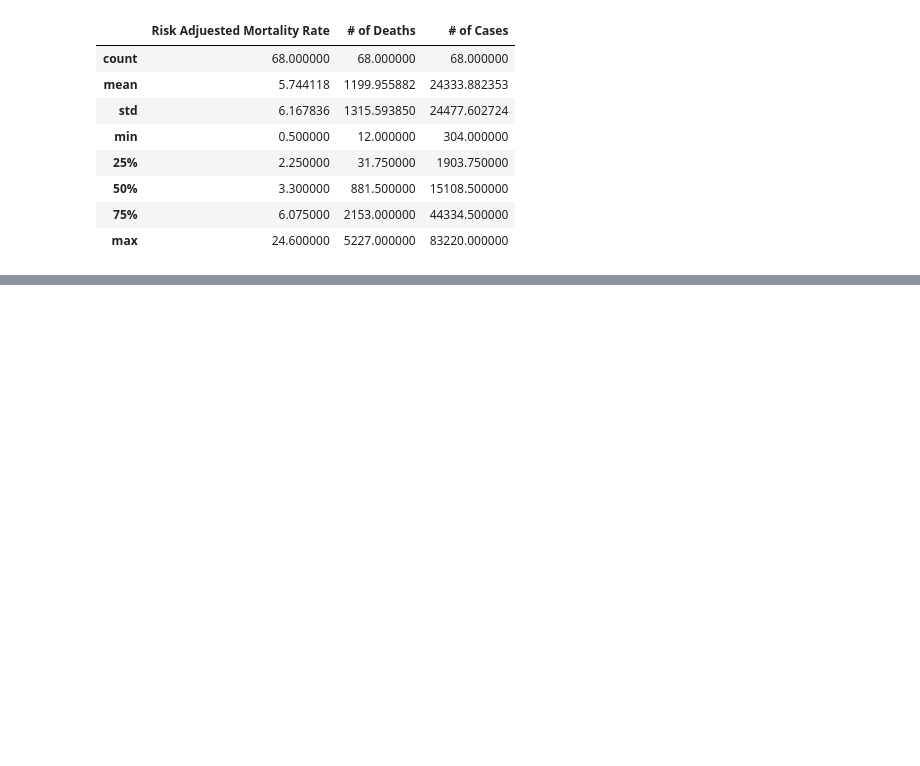
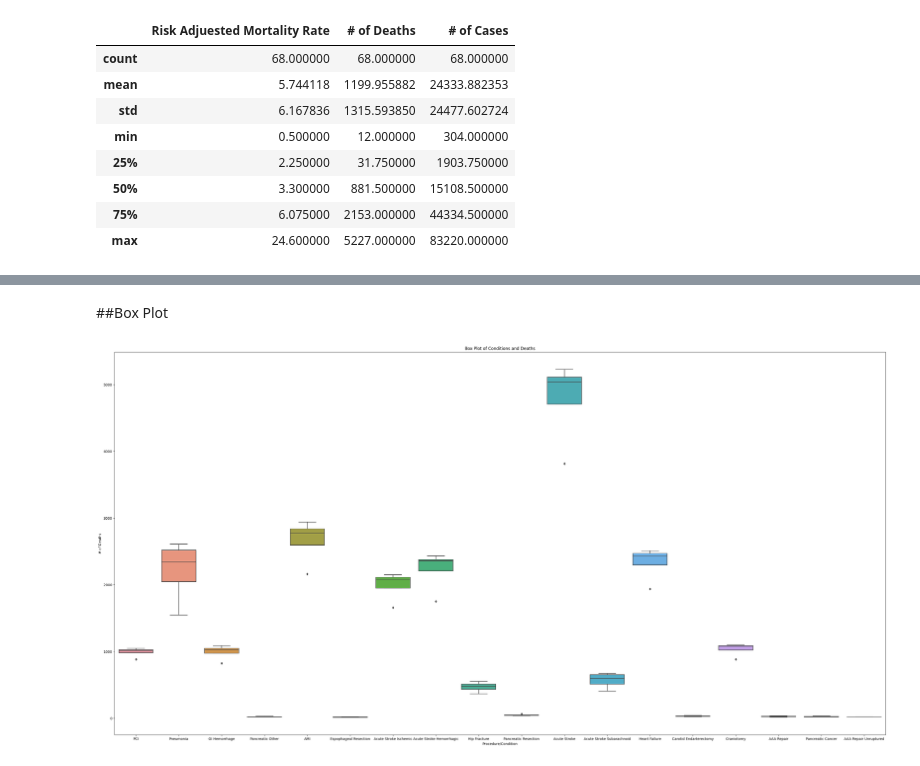
Before and after one commit to jas-tang/datasci_3_eda, a Jupyter notebook: datasci_3_eda.ipynb, the cells around one changed output, grey strips where cells are left out. Saved outputs shown, nothing was run; the diff lists cells and outputs as text; code cells hidden in the pictures; blank space fills up the shorter version.

```diff
--- a/datasci_3_eda.ipynb
+++ b/datasci_3_eda.ipynb
@@ -56,0 +88,22 @@ df.describe()
+# %% [markdown]
+##Box Plot
+# %%
+#Using matplotlib to create a figure with the size 40x20
+plt.figure(figsize=(40, 20))
+
+#Using seaborn to create a scatter plot with Procedure/Condition as the X asxis and # of Deaths as the Y axis
+sns.boxplot(data=df, x="Procedure/Condition", y="# of Deaths")
+
+#labeling the X axis
+plt.xlabel("Procedure/Condition")
+
+#labeling the Y axis
+plt.ylabel("# of Deaths")
+
+#labeling the title of the boxplot
+plt.title("Box Plot of Conditions and Deaths")
+
+#printing the boxplot
+plt.show()
+# %% [output]
+[figure, added]
```
Also changed, not shown: parts of 8 cells of this notebook.
